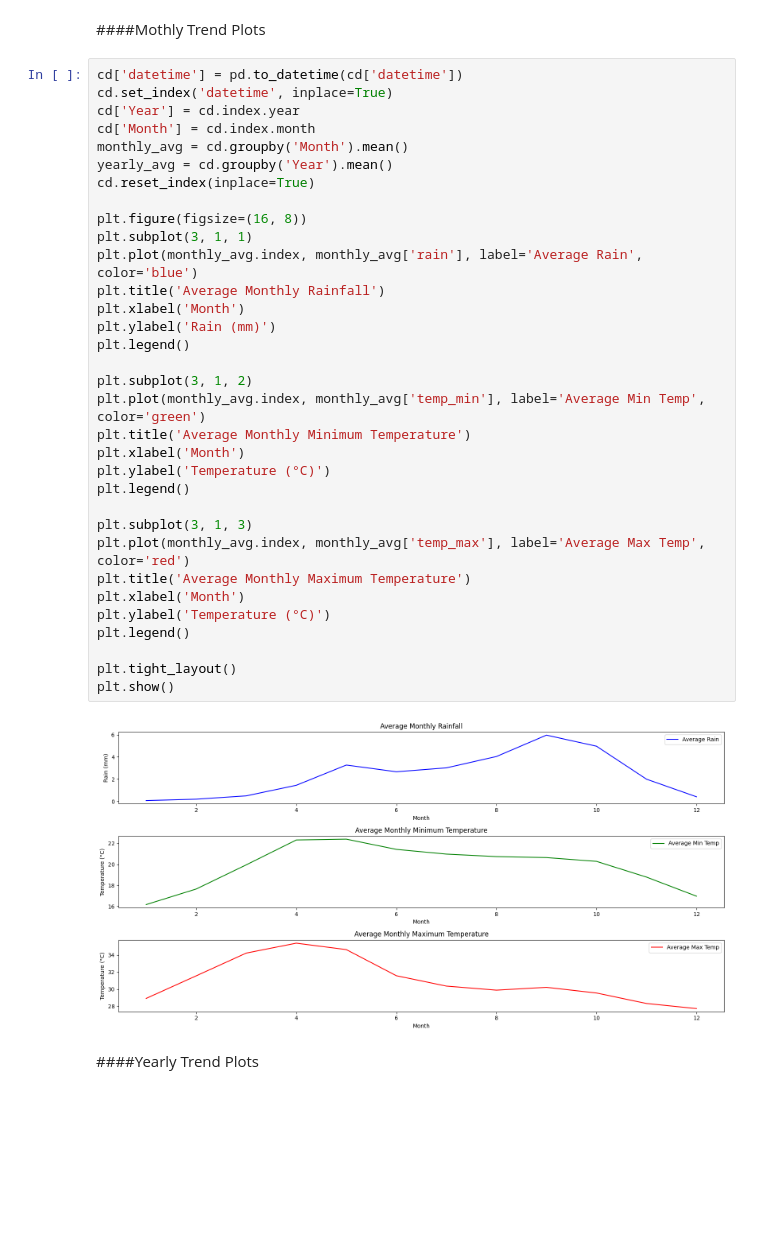
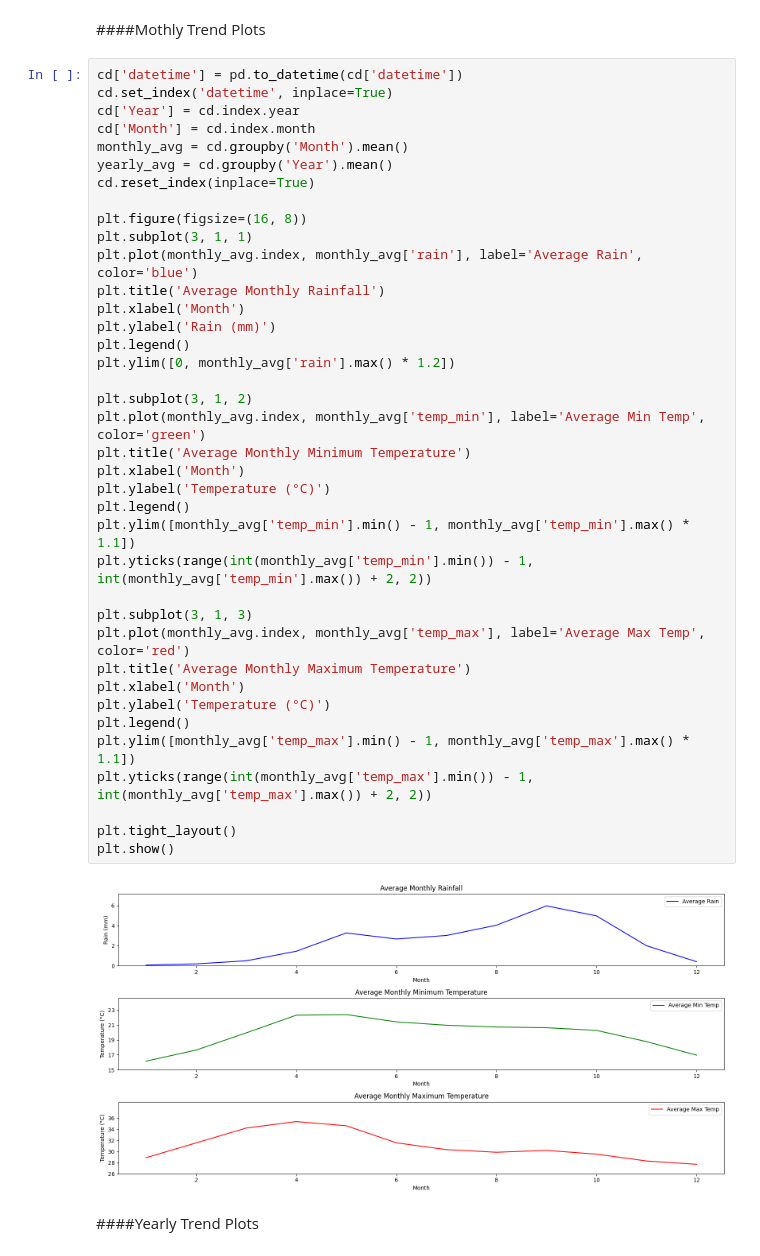
Before and after one commit to harishkodidela/Data-Science-Project, a Jupyter notebook: Precipitation_Pred.ipynb, the cells around one changed output. Drawn from its saved outputs; the diff is of its cells as text; blank space fills up the shorter version.

```diff
--- a/Precipitation_Pred.ipynb
+++ b/Precipitation_Pred.ipynb
@@ -147,34 +151,39 @@ cd['Year'] = cd.index.year
 cd['Month'] = cd.index.month
 monthly_avg = cd.groupby('Month').mean()
 yearly_avg = cd.groupby('Year').mean()
 cd.reset_index(inplace=True)
 
 plt.figure(figsize=(16, 8))
 plt.subplot(3, 1, 1)
 plt.plot(monthly_avg.index, monthly_avg['rain'], label='Average Rain', color='blue')
 plt.title('Average Monthly Rainfall')
 plt.xlabel('Month')
 plt.ylabel('Rain (mm)')
 plt.legend()
+plt.ylim([0, monthly_avg['rain'].max() * 1.2])
 
 plt.subplot(3, 1, 2)
 plt.plot(monthly_avg.index, monthly_avg['temp_min'], label='Average Min Temp', color='green')
 plt.title('Average Monthly Minimum Temperature')
 plt.xlabel('Month')
 plt.ylabel('Temperature (°C)')
 plt.legend()
+plt.ylim([monthly_avg['temp_min'].min() - 1, monthly_avg['temp_min'].max() * 1.1])
+plt.yticks(range(int(monthly_avg['temp_min'].min()) - 1, int(monthly_avg['temp_min'].max()) + 2, 2))
 
 plt.subplot(3, 1, 3)
 plt.plot(monthly_avg.index, monthly_avg['temp_max'], label='Average Max Temp', color='red')
 plt.title('Average Monthly Maximum Temperature')
 plt.xlabel('Month')
 plt.ylabel('Temperature (°C)')
 plt.legend()
+plt.ylim([monthly_avg['temp_max'].min() - 1, monthly_avg['temp_max'].max() * 1.1])
+plt.yticks(range(int(monthly_avg['temp_max'].min()) - 1, int(monthly_avg['temp_max'].max()) + 2, 2))
 
 plt.tight_layout()
 plt.show()
 # %% [output]
-[figure, old version]
+[figure, new version]
 # %% [markdown]
 ####Yearly Trend Plots
 # %%
```
Also changed, not shown: parts of 15 cells of this notebook.
